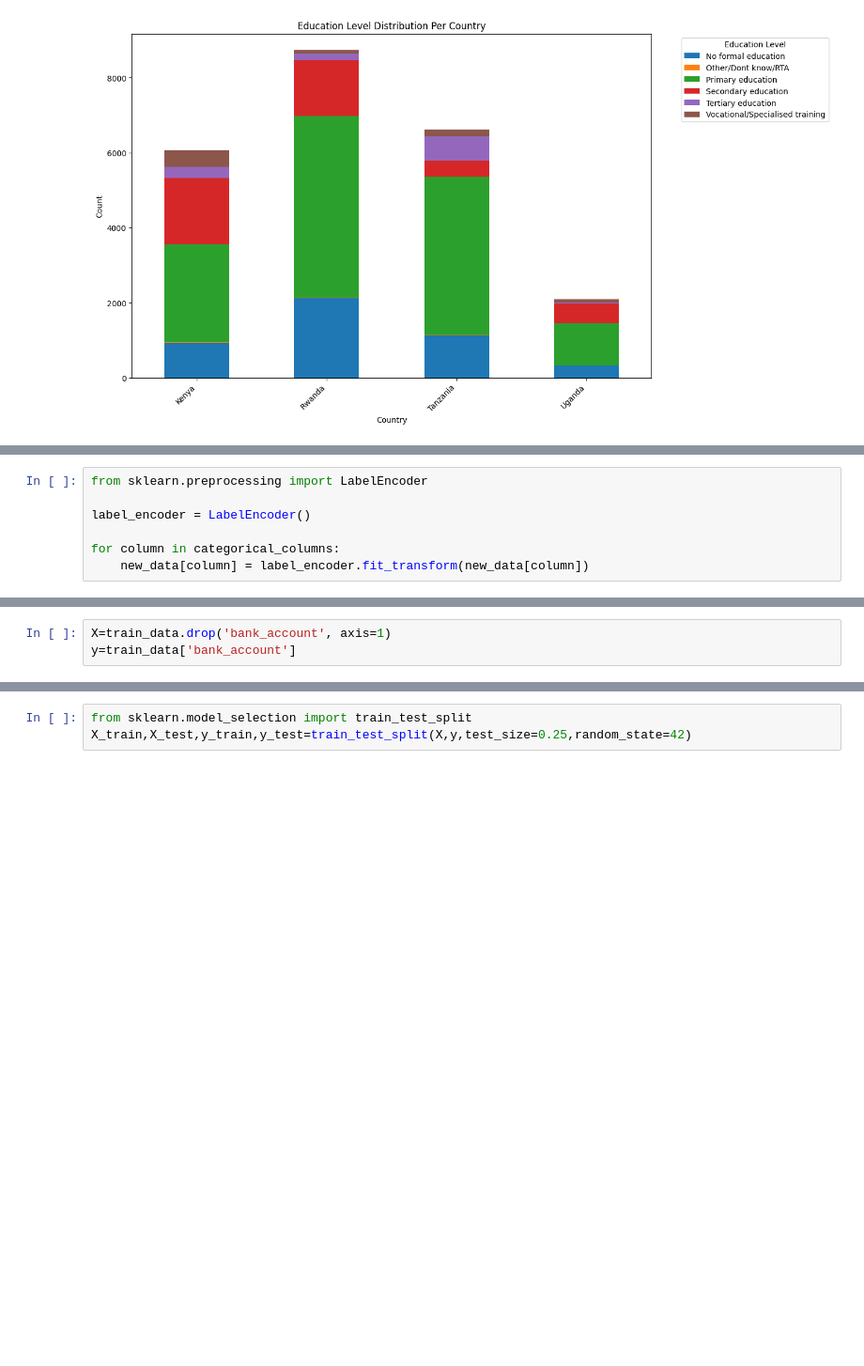
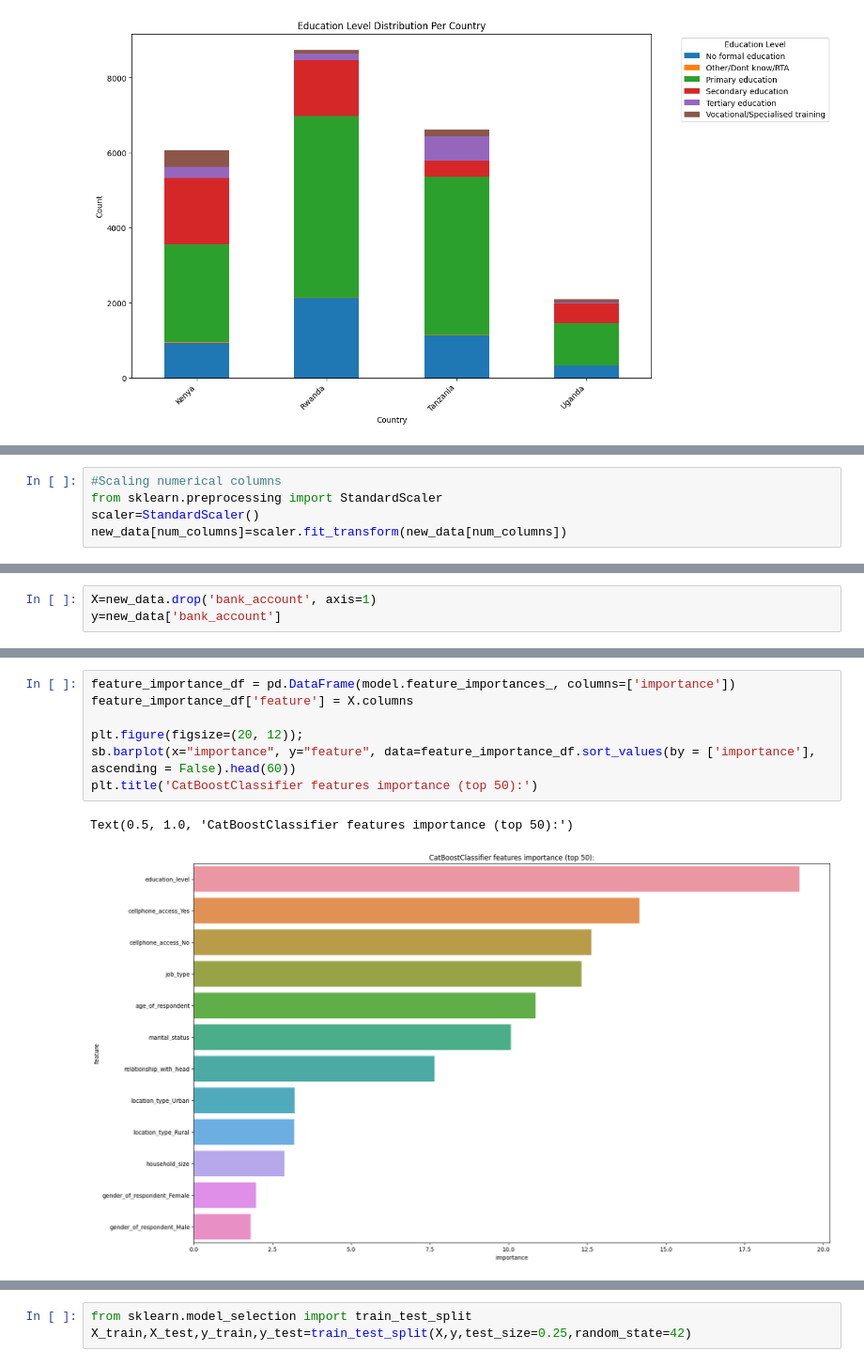
Before and after one commit to datakiptoo/Financial_Inclusion, a Jupyter notebook: hack.ipynb, the cells around one changed output, grey strips where cells are left out. Shown at 94% size. Saved outputs shown, nothing was run; the diff lists cells and outputs as text; blank space fills up the shorter version.

```diff
--- a/hack.ipynb
+++ b/hack.ipynb
@@ -641 +774,6 @@ new_data.duplicated().sum()
+# %%
+#Scaling numerical columns
+from sklearn.preprocessing import StandardScaler
+scaler=StandardScaler()
+new_data[num_columns]=scaler.fit_transform(new_data[num_columns])
 # %%
@@ -655,7 +788,0 @@ correlation_numerical = new_data[numerical_columns].corr()['bank_account']
-# %%
-from sklearn.preprocessing import LabelEncoder
-
-label_encoder = LabelEncoder()
-
-for column in categorical_columns:
-    new_data[column] = label_encoder.fit_transform(new_data[column])
@@ -695,3 +789,3 @@ new_data
 # %%
-X=train_data.drop('bank_account', axis=1)
-y=train_data['bank_account']
+X=new_data.drop('bank_account', axis=1)
+y=new_data['bank_account']
@@ -697,0 +903,10 @@ y=train_data['bank_account']
+# %%
+feature_importance_df = pd.DataFrame(model.feature_importances_, columns=['importance'])
+feature_importance_df['feature'] = X.columns
+
+plt.figure(figsize=(20, 12));
+sb.barplot(x="importance", y="feature", data=feature_importance_df.sort_values(by = ['importance'], ascending = False).head(60))
+plt.title('CatBoostClassifier features importance (top 50):')
+# %% [output]
+Text(0.5, 1.0, 'CatBoostClassifier features importance (top 50):')
+[figure, added]
```
Also changed, not shown: parts of 84 cells of this notebook, 5 other files.
